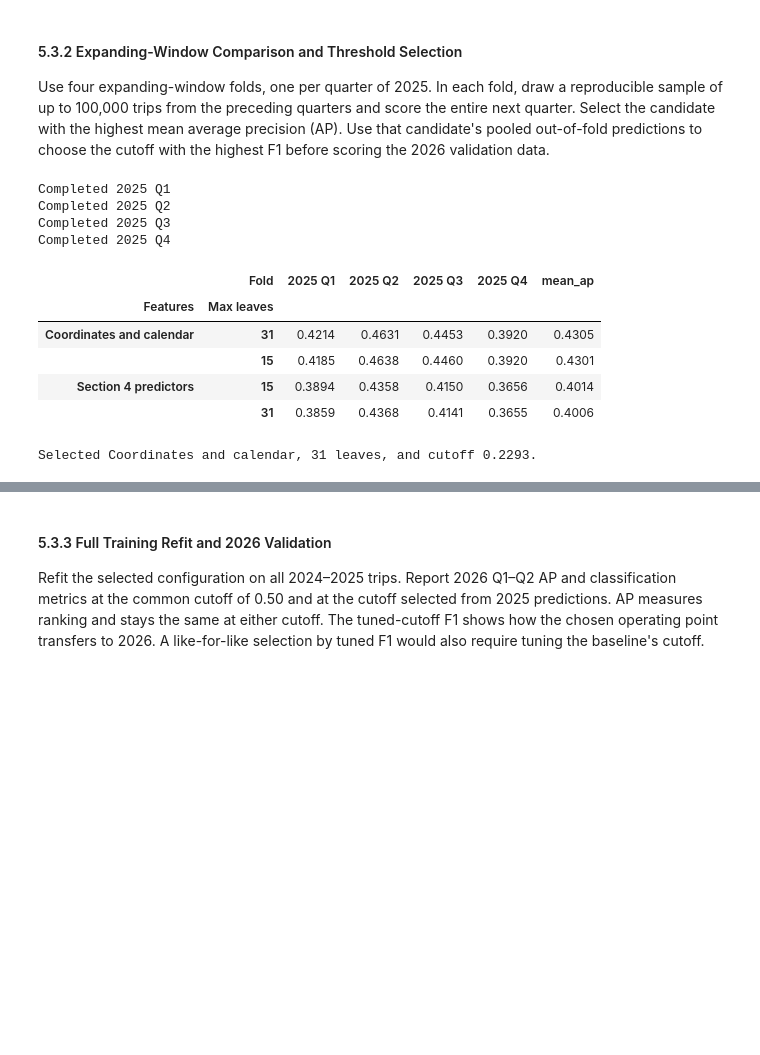
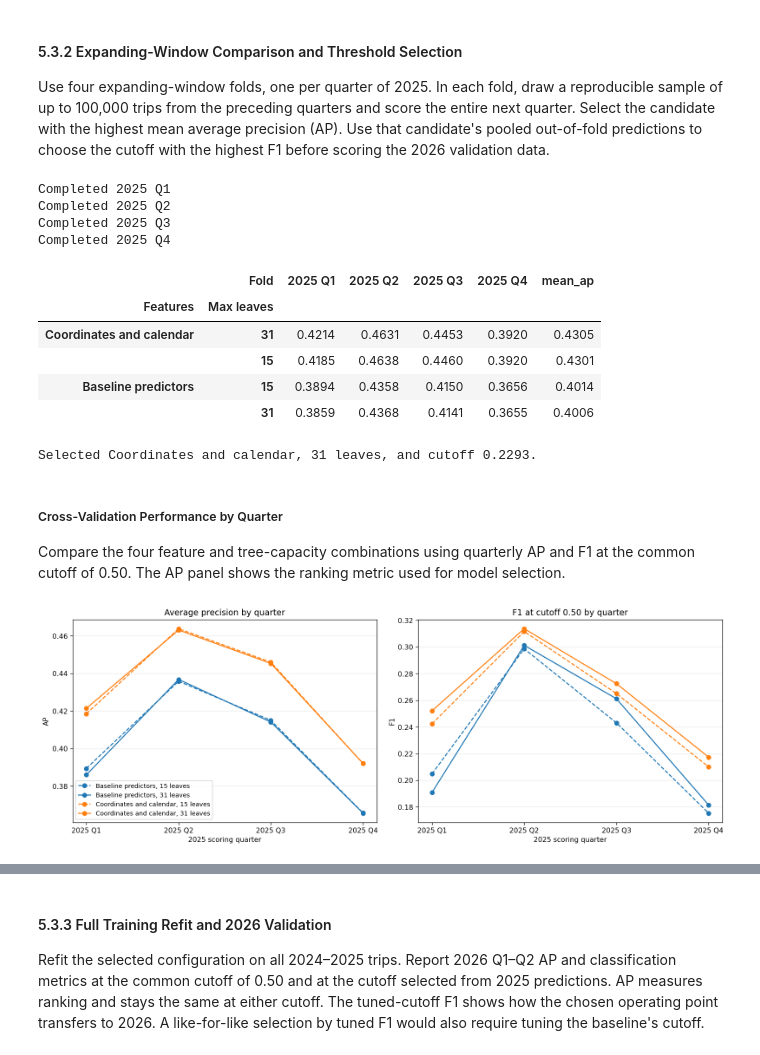
Before and after one commit to GeraintG/CIS_5450_Indigo_Data, a Jupyter notebook: indego_trips_analysis.ipynb, the cells around one changed output, grey strips where cells are left out. Cells and saved outputs as stored; diff of their text form; code cells hidden in the pictures; blank space fills up the shorter version.

Commit message:
Update 5.3 Gradient Boosting with new cutoff

```diff
--- a/indego_trips_analysis.ipynb
+++ b/indego_trips_analysis.ipynb
@@ -1538,7 +1538,7 @@ def gb_hist_checkout_features(frame):
 
 gb_hist_base_numeric = numeric_features + binary_features
 gb_hist_feature_sets = {
-    "Section 4 predictors": gb_hist_base_numeric,
+    "Baseline predictors": gb_hist_base_numeric,
     "Coordinates and calendar": gb_hist_base_numeric + [
         "start_lat", "start_lon", "checkout_hour", "checkout_weekday", "checkout_month",
     ],
@@ -1649,6 +1649,51 @@ Completed 2025 Q4
 | Features | Max leaves |  |  |  |  |  |
 | Coordinates and calendar | 31 | 0.4214 | 0.4631 | 0.4453 | 0.3920 | 0.4305 |
 |  | 15 | 0.4185 | 0.4638 | 0.4460 | 0.3920 | 0.4301 |
-| Section 4 predictors | 15 | 0.3894 | 0.4358 | 0.4150 | 0.3656 | 0.4014 |
+| Baseline predictors | 15 | 0.3894 | 0.4358 | 0.4150 | 0.3656 | 0.4014 |
 |  | 31 | 0.3859 | 0.4368 | 0.4141 | 0.3655 | 0.4006 |
 Selected Coordinates and calendar, 31 leaves, and cutoff 0.2293.
+# %% [markdown]
+##### Cross-Validation Performance by Quarter
+
+Compare the four feature and tree-capacity combinations using quarterly AP and F1 at the common cutoff of 0.50. The AP panel shows the ranking metric used for model selection.
+# %%
+gb_hist_cv_f1 = []
+for gb_hist_quarter, gb_hist_start, gb_hist_end in gb_hist_folds:
+    gb_hist_quarter_mask = (gb_hist_times >= gb_hist_start) & (gb_hist_times < gb_hist_end)
+    for gb_hist_candidate, gb_hist_fold_prob in gb_hist_oof.items():
+        gb_hist_cv_f1.append({
+            "Features": gb_hist_candidate[0],
+            "Max leaves": gb_hist_candidate[1],
+            "Fold": gb_hist_quarter,
+            "F1": f1_score(
+                gb_hist_y[gb_hist_quarter_mask],
+                gb_hist_fold_prob[gb_hist_quarter_mask] >= 0.50,
+                zero_division=0,
+            ),
+        })
+
+gb_hist_fold_order = [name for name, _, _ in gb_hist_folds]
+gb_hist_fig, gb_hist_axes = plt.subplots(1, 2, figsize=(14, 5), sharex=True)
+
+for gb_hist_ax, gb_hist_values, gb_hist_metric, gb_hist_title in [
+    (gb_hist_axes[0], gb_hist_cv, "AP", "Average precision by quarter"),
+    (gb_hist_axes[1], pd.DataFrame(gb_hist_cv_f1), "F1", "F1 at cutoff 0.50 by quarter"),
+]:
+    for (gb_hist_features, gb_hist_leaves), gb_hist_scores_by_fold in gb_hist_values.groupby(
+        ["Features", "Max leaves"], sort=False
+    ):
+        gb_hist_series = gb_hist_scores_by_fold.set_index("Fold")[gb_hist_metric].reindex(gb_hist_fold_order)
+        gb_hist_ax.plot(
+            gb_hist_series.index, gb_hist_series,
+            color={"Baseline predictors": "tab:blue", "Coordinates and calendar": "tab:orange"}[gb_hist_features],
+            linestyle={15: "--", 31: "-"}[gb_hist_leaves], marker="o",
+            label=f"{gb_hist_features}, {gb_hist_leaves} leaves",
+        )
+    gb_hist_ax.set(title=gb_hist_title, xlabel="2025 scoring quarter", ylabel=gb_hist_metric)
+    gb_hist_ax.grid(axis="y", alpha=0.25)
+
+gb_hist_axes[0].legend(loc="best", fontsize=9)
+gb_hist_fig.tight_layout()
+plt.show()
+# %% [output]
+[figure, added]
```
Also changed, not shown: parts of 8 cells of this notebook.
